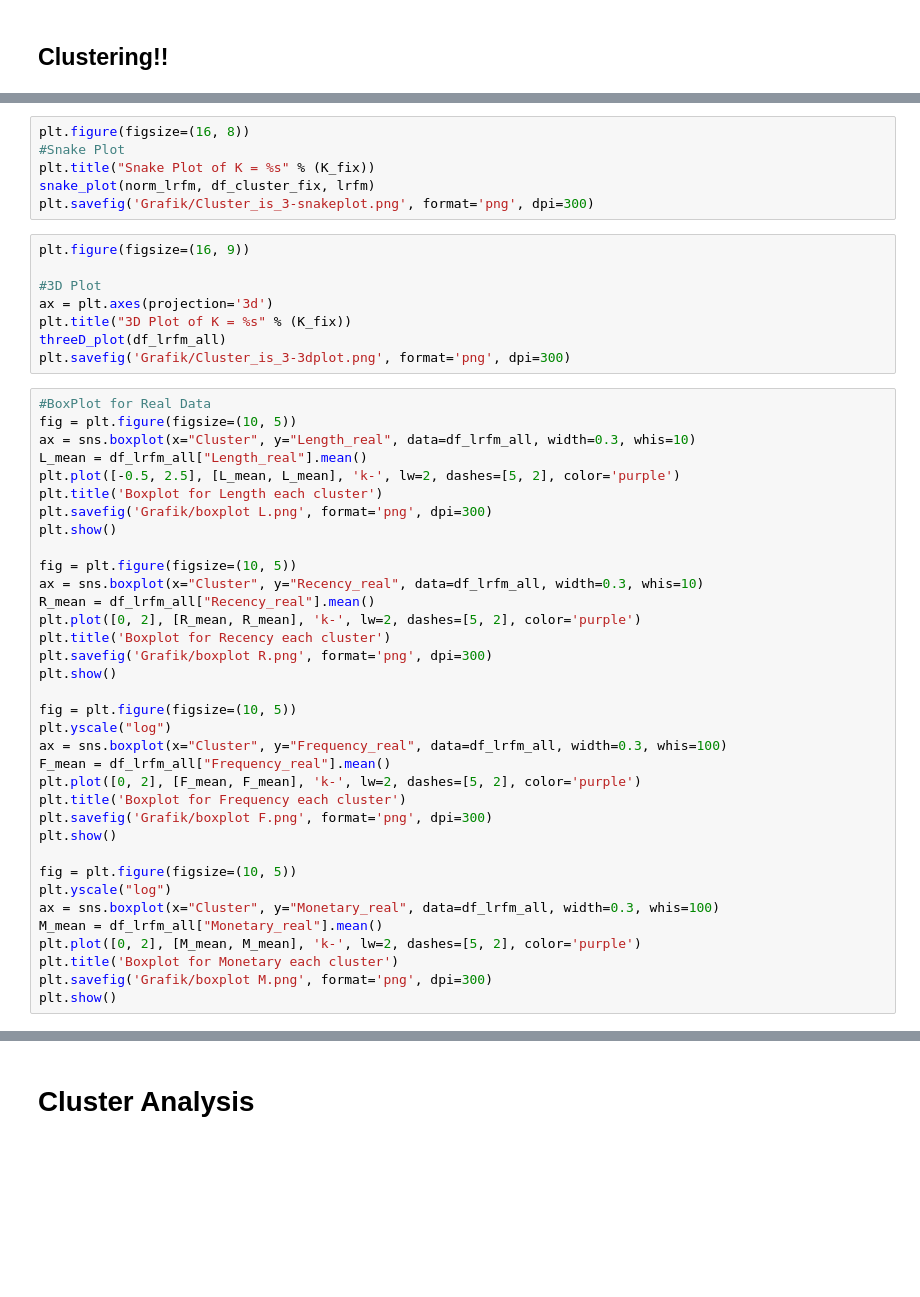
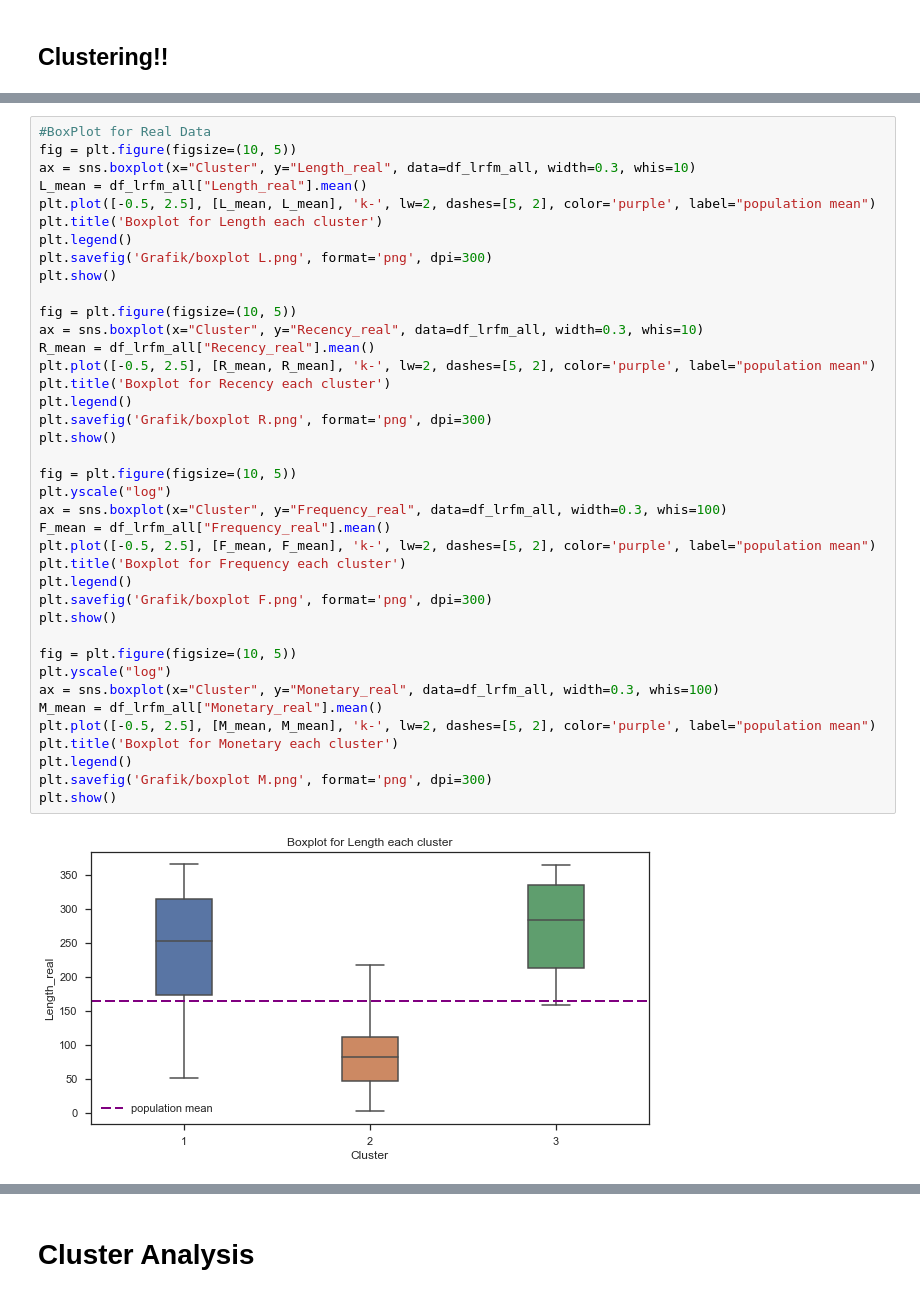
Before and after one commit to hammamnash/LRFM-Kmeans-Clustering, a Jupyter notebook: TA Hammam Clustering.ipynb, the cells around one changed output, grey strips where cells are left out. Saved outputs shown, nothing was run; the diff lists cells and outputs as text; blank space fills up the shorter version.

```diff
--- a/TA Hammam Clustering.ipynb
+++ b/TA Hammam Clustering.ipynb
@@ -441,49 +667,41 @@ def threeD_plot(df_merge):
-# %%
-plt.figure(figsize=(16, 8))
-#Snake Plot
-plt.title("Snake Plot of K = %s" % (K_fix))
-snake_plot(norm_lrfm, df_cluster_fix, lrfm)
-plt.savefig('Grafik/Cluster_is_3-snakeplot.png', format='png', dpi=300)
-# %%
-plt.figure(figsize=(16, 9))
-
-#3D Plot
-ax = plt.axes(projection='3d')
-plt.title("3D Plot of K = %s" % (K_fix))
-threeD_plot(df_lrfm_all)
-plt.savefig('Grafik/Cluster_is_3-3dplot.png', format='png', dpi=300)
 # %%
 #BoxPlot for Real Data
 fig = plt.figure(figsize=(10, 5))
 ax = sns.boxplot(x="Cluster", y="Length_real", data=df_lrfm_all, width=0.3, whis=10)
 L_mean = df_lrfm_all["Length_real"].mean()
-plt.plot([-0.5, 2.5], [L_mean, L_mean], 'k-', lw=2, dashes=[5, 2], color='purple')
+plt.plot([-0.5, 2.5], [L_mean, L_mean], 'k-', lw=2, dashes=[5, 2], color='purple', label="population mean")
 plt.title('Boxplot for Length each cluster')
+plt.legend()
 plt.savefig('Grafik/boxplot L.png', format='png', dpi=300)
 plt.show()
 
 fig = plt.figure(figsize=(10, 5))
 ax = sns.boxplot(x="Cluster", y="Recency_real", data=df_lrfm_all, width=0.3, whis=10)
 R_mean = df_lrfm_all["Recency_real"].mean()
-plt.plot([0, 2], [R_mean, R_mean], 'k-', lw=2, dashes=[5, 2], color='purple')
+plt.plot([-0.5, 2.5], [R_mean, R_mean], 'k-', lw=2, dashes=[5, 2], color='purple', label="population mean")
 plt.title('Boxplot for Recency each cluster')
+plt.legend()
 plt.savefig('Grafik/boxplot R.png', format='png', dpi=300)
 plt.show()
 
 fig = plt.figure(figsize=(10, 5))
 plt.yscale("log")
 ax = sns.boxplot(x="Cluster", y="Frequency_real", data=df_lrfm_all, width=0.3, whis=100)
 F_mean = df_lrfm_all["Frequency_real"].mean()
-plt.plot([0, 2], [F_mean, F_mean], 'k-', lw=2, dashes=[5, 2], color='purple')
+plt.plot([-0.5, 2.5], [F_mean, F_mean], 'k-', lw=2, dashes=[5, 2], color='purple', label="population mean")
 plt.title('Boxplot for Frequency each cluster')
+plt.legend()
 plt.savefig('Grafik/boxplot F.png', format='png', dpi=300)
 plt.show()
 
 fig = plt.figure(figsize=(10, 5))
 plt.yscale("log")
 ax = sns.boxplot(x="Cluster", y="Monetary_real", data=df_lrfm_all, width=0.3, whis=100)
 M_mean = df_lrfm_all["Monetary_real"].mean()
-plt.plot([0, 2], [M_mean, M_mean], 'k-', lw=2, dashes=[5, 2], color='purple')
+plt.plot([-0.5, 2.5], [M_mean, M_mean], 'k-', lw=2, dashes=[5, 2], color='purple', label="population mean")
 plt.title('Boxplot for Monetary each cluster')
+plt.legend()
 plt.savefig('Grafik/boxplot M.png', format='png', dpi=300)
 plt.show()
+# %% [output]
+[figure, added]
```
Also changed, not shown: parts of 46 cells of this notebook, 31 other files.
